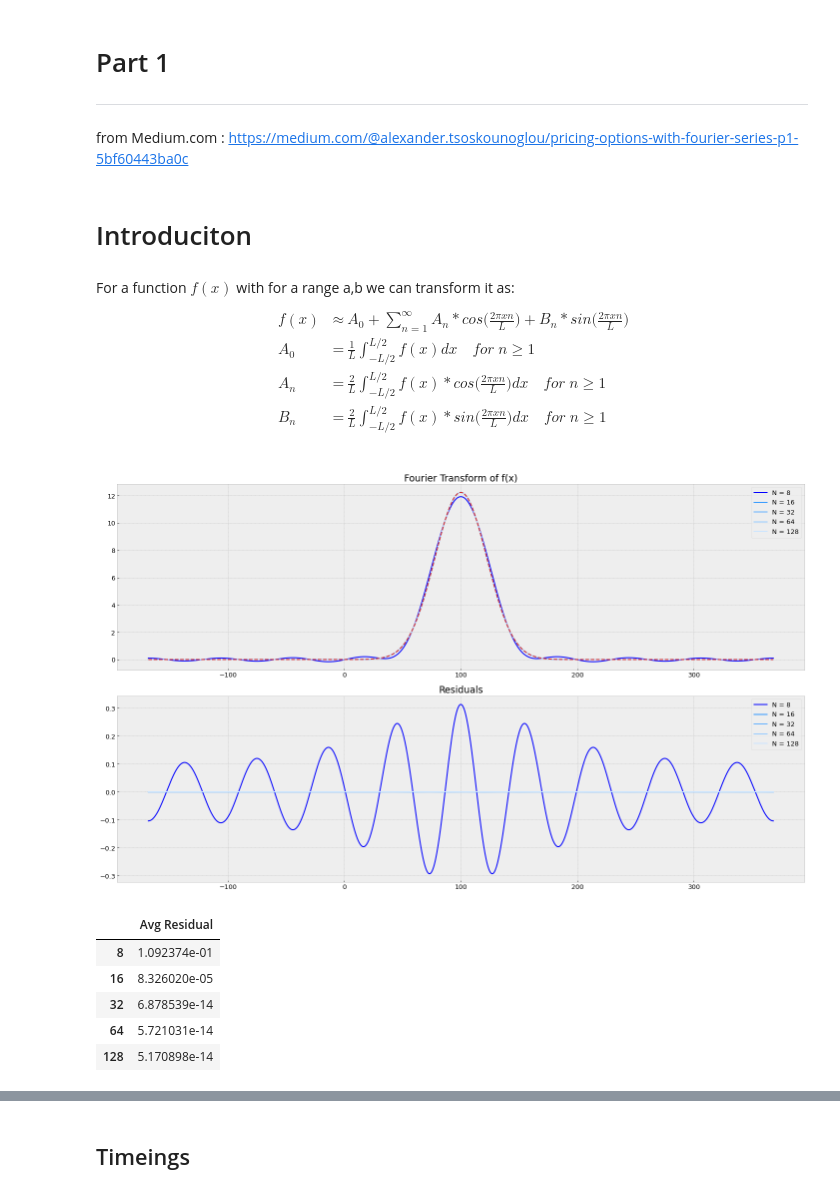
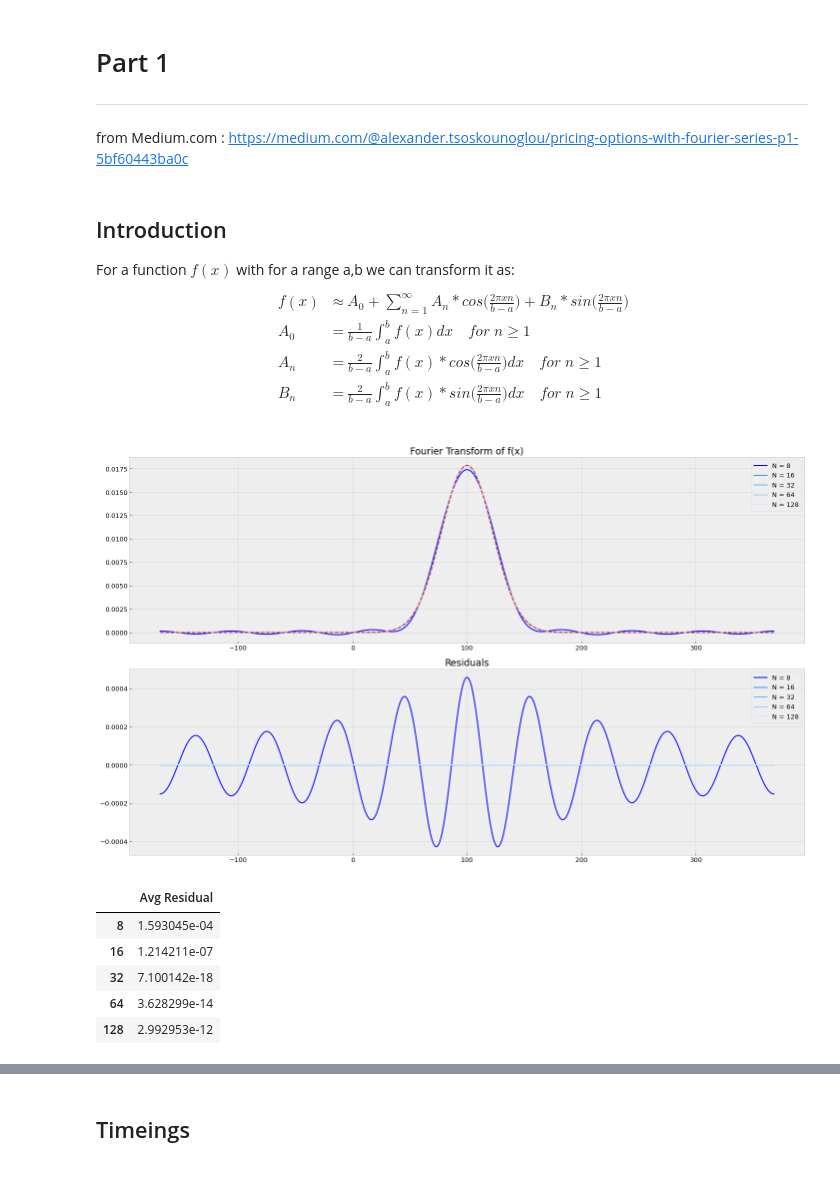
Before and after one commit to ithakis/Pricing-Options-with-Black-Scholes, a Jupyter notebook: Pricing Options with Fourier.ipynb, the cells around one changed output, grey strips where cells are left out. Saved outputs shown, nothing was run; the diff lists cells and outputs as text; code cells hidden in the pictures.

```diff
--- a/Pricing Options with Fourier.ipynb
+++ b/Pricing Options with Fourier.ipynb
@@ -19,70 +24,68 @@ np.seterr(all = 'ignore')
 # Part 1
 ----------------------------------------------------------------
 from Medium.com : https://medium.com/@alexander.tsoskounoglou/pricing-options-with-fourier-series-p1-5bf60443ba0c
-# %% [markdown]
-# Introduciton
 # %% [markdown]
+## Introduction
 For a function $f(x)$ with for a range a,b we can transform it as:
 $$\begin{align*}
-& f(x) &\approx& A_0 + \sum_{n=1}^{\infty}A_n*cos\bigg(\frac{2\pi xn}{L}\bigg) + B_n*sin\bigg(\frac{2\pi xn}{L}\bigg) \\
-& A_0  &=& \frac{1}{L}\int_{-L/2}^{L/2} f(x)dx \quad for \; n\ge 1\\
-& A_n  &=& \frac{2}{L}\int_{-L/2}^{L/2} f(x)*cos\bigg(\frac{2\pi xn}{L}\bigg)dx \quad for \; n\ge 1\\
-& B_n  &=& \frac{2}{L}\int_{-L/2}^{L/2} f(x)*sin\bigg(\frac{2\pi xn}{L}\bigg)dx \quad for \; n\ge 1\\
+& f(x) &\approx& A_0 + \sum_{n=1}^{\infty}A_n*cos\bigg(\frac{2\pi xn}{b-a}\bigg) + B_n*sin\bigg(\frac{2\pi xn}{b-a}\bigg) \\
+& A_0  &=& \frac{1}{b-a}\int_{a}^{b} f(x)dx \quad for \; n\ge 1\\
+& A_n  &=& \frac{2}{b-a}\int_{a}^{b} f(x)*cos\bigg(\frac{2\pi xn}{b-a}\bigg)dx \quad for \; n\ge 1\\
+& B_n  &=& \frac{2}{b-a}\int_{a}^{b} f(x)*sin\bigg(\frac{2\pi xn}{b-a}\bigg)dx \quad for \; n\ge 1\\
 \end{align*}$$
 # %%
 def get_fourier_approx(f, x:np.array, a:float, b:float, N:int):
-    L = b - a
-    upper = L/2
-    lower = - upper
+    fa = lambda x, n : f(x) * cos((2*pi*n*x)/(b - a))
+    fb = lambda x, n : f(x) * sin((2*pi*n*x)/(b - a))
 
-    fa = lambda x, n : f(x) * cos((2*pi*n*x)/(L))
-    fb = lambda x, n : f(x) * sin((2*pi*n*x)/(L))
-
-    A0 = (1/L) * quad(f, lower, upper, limit=200)[0]
+    A0 = 1/(b - a) * quad(f, a, b, limit=200)[0]
 
     Cosine_Sine_Sum = np.zeros_like(x)
     for n in range(1, N+1):
-        A = (2/L) * quad(fa, lower, upper, args=(n), limit=200)[0]
-        B = (2/L) * quad(fb, lower, upper, args=(n), limit=200)[0]
-        Cosine_Sine_Sum += A*cos((2*pi*n*x)/(L)) + B*sin((2*pi*n*x)/(L))
+        A = 2/(b - a) * quad(fa, a, b, args=(n), limit=200)[0]
+        B = 2/(b - a) * quad(fb, a, b, args=(n), limit=200)[0]
+        Cosine_Sine_Sum += A*cos((2*pi*n*x)/(b - a)) + B*sin((2*pi*n*x)/(b - a))
 
     fx = A0 + Cosine_Sine_Sum
     return fx
 
 
 mean = 100
 std  = .1 *sqrt(5)*100
-f = lambda x : (1/(std*sqrt(2*pi))) * exp(-(x-mean)**2/(2*std**2)) *12/0.0175
+f = lambda x : (1/(std*sqrt(2*pi))) * exp(-(x-mean)**2/(2*std**2)) #*12/0.0175
 # f = lambda x : square(x)*6
 # f = lambda x : x
 
-a = 100 - 12 * std
-b = 100 + 12 * std
+a = mean - 12 * std
+b = mean + 12 * std
+
+# a = -6
+# b = 6
+
 x = np.linspace(a, b, 1_000)
 y = f(x)
 
 fig, (ax1, ax2) = plt.subplots(2, figsize=(20,12))
-blue_shades = ['#0000FF', '#3399FF', '#66B2FF', '#99CCFF', '#CCE5FF']
 
 avg_residuals = []
 Ns = [8, 16, 32, 64, 128]
 for i, N in enumerate(Ns):
     fx = get_fourier_approx(f=f, x=x, a=a, b=b, N=N)
     ax1.plot(x,fx, blue_shades[i], label=f'N = {N}')
     ax2.plot(x,y-fx, blue_shades[i], label=f'N = {N}')
     avg_residuals.append(np.abs(y-fx).mean())
 
 ax1.set_title('Fourier Transform of f(x)')
 ax1.plot(x,y,'tab:red', linestyle='--')
 ax2.set_title('Residuals')
 plt.tight_layout() ; ax1.legend();ax2.legend() ; plt.show()
 
 pd.DataFrame(avg_residuals, index=Ns, columns=['Avg Residual'])
 # %% [output]
-[figure, old version]
+[figure, new version]
 |  | Avg Residual |
-| 8 | 1.092374e-01 |
-| 16 | 8.326020e-05 |
-| 32 | 6.878539e-14 |
-| 64 | 5.721031e-14 |
-| 128 | 5.170898e-14 |
+| 8 | 1.593045e-04 |
+| 16 | 1.214211e-07 |
+| 32 | 7.100142e-18 |
+| 64 | 3.628299e-14 |
+| 128 | 2.992953e-12 |
```
Also changed, not shown: parts of 28 cells of this notebook.
